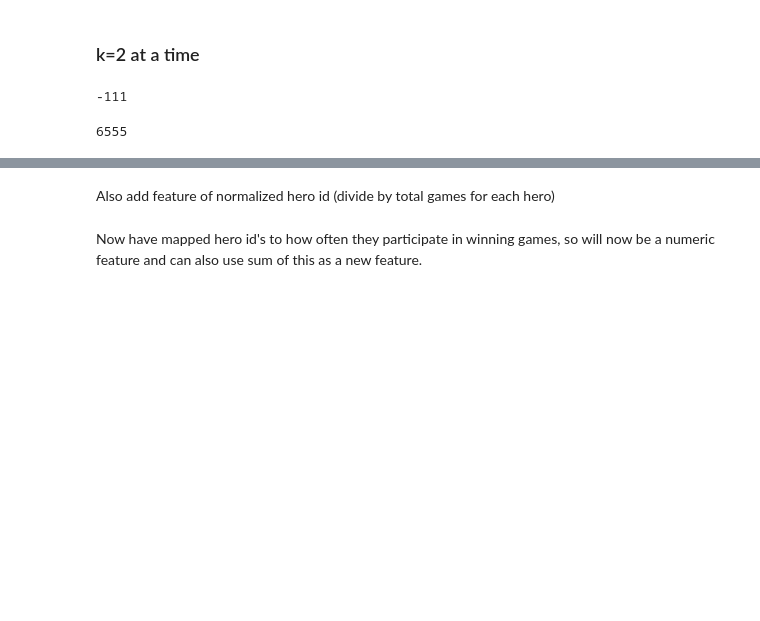
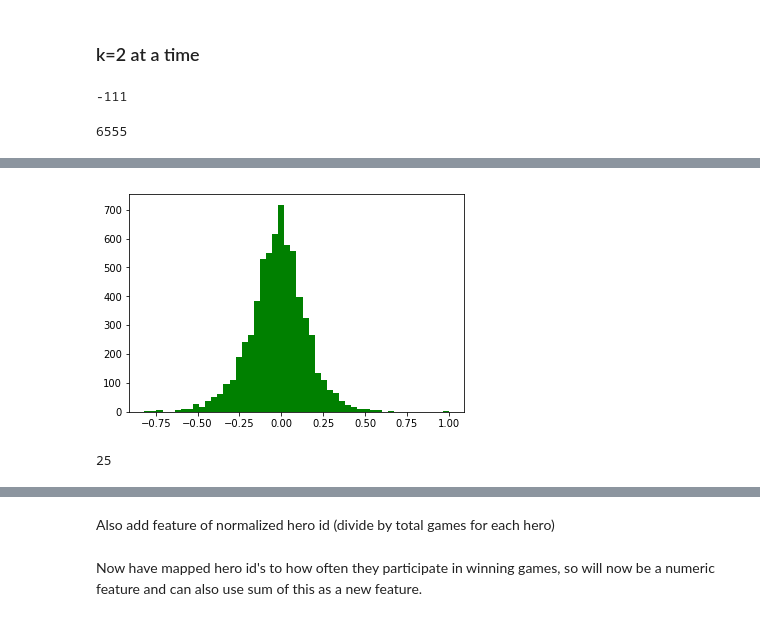
Before and after one commit to tankonst/game_winner_binary_classifier, a Jupyter notebook: Post_Pipeline_EDA_FE_cleaned.ipynb, the cells around one changed output, grey strips where cells are left out. Cells and saved outputs as stored; diff of their text form; code cells hidden in the pictures; blank space fills up the shorter version.

```diff
--- a/Post_Pipeline_EDA_FE_cleaned.ipynb
+++ b/Post_Pipeline_EDA_FE_cleaned.ipynb
@@ -259,2 +290,2 @@ plt.show()
 # %%
-ls_top_tuples = [k for k,v in dict_2heros.items() if v >=50]
+dict_2heros_norm = {k: dict_2heros[k]/dict_2heros_total_games[k] for k in dict_2heros}
@@ -264,0 +292,5 @@ ls_top_tuples;
+# %%
+plt.hist(list(dict_2heros_norm.values()), color='g',bins=50)
+plt.show()
+# %% [output]
+[figure, added]
@@ -265,3 +305,7 @@ ls_top_tuples;
+# %%
+len(ls_top_tuples2)
+# %% [output]
+25
 # %%
 def make_2tuple_no_drop(df,x):
     df['{}_hero_2tuple_1'.format(x)] = list(zip(df.loc[:,'{}1_hero_id'.format(x)],df.loc[:,'{}2_hero_id'.format(x)]))
```
Also changed, not shown: parts of 61 cells of this notebook, 2 other files.
